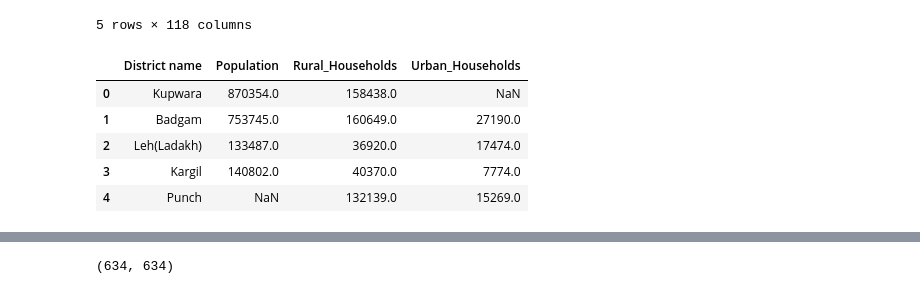
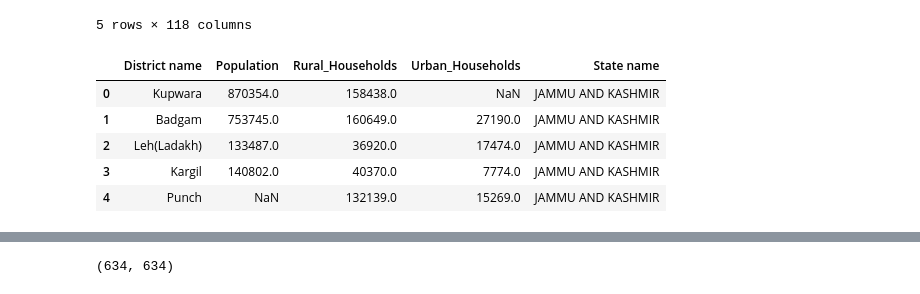
Before and after one commit to noviljohnson/Ft_Healthcare_Census_Python_Project, a Jupyter notebook: Problm_stmnts_solutions/extract_info.ipynb, the cells around one changed output, grey strips where cells are left out. Saved outputs shown, nothing was run; the diff lists cells and outputs as text; code cells hidden in the pictures.

```diff
--- a/Problm_stmnts_solutions/extract_info.ipynb
+++ b/Problm_stmnts_solutions/extract_info.ipynb
@@ -65,12 +93,12 @@ df_census.head()
 #     if 'ur' in i.lower():
 #         print(i)
 # %%
-df_dist_pop = df_census[['District name','Population','Rural_Households','Urban_Households']]
+df_dist_pop = df_census[['District name','Population','Rural_Households','Urban_Households','State name']]
 df_dist_pop.head()
 # %% [output]
-|  | District name | Population | Rural_Households | Urban_Households |
-| 0 | Kupwara | 870354.0 | 158438.0 | NaN |
-| 1 | Badgam | 753745.0 | 160649.0 | 27190.0 |
-| 2 | Leh(Ladakh) | 133487.0 | 36920.0 | 17474.0 |
-| 3 | Kargil | 140802.0 | 40370.0 | 7774.0 |
-| 4 | Punch | NaN | 132139.0 | 15269.0 |
+|  | District name | Population | Rural_Households | Urban_Households | State name |
+| 0 | Kupwara | 870354.0 | 158438.0 | NaN | JAMMU AND KASHMIR |
+| 1 | Badgam | 753745.0 | 160649.0 | 27190.0 | JAMMU AND KASHMIR |
+| 2 | Leh(Ladakh) | 133487.0 | 36920.0 | 17474.0 | JAMMU AND KASHMIR |
+| 3 | Kargil | 140802.0 | 40370.0 | 7774.0 | JAMMU AND KASHMIR |
+| 4 | Punch | NaN | 132139.0 | 15269.0 | JAMMU AND KASHMIR |
```
Also changed, not shown: parts of 27 cells of this notebook.
